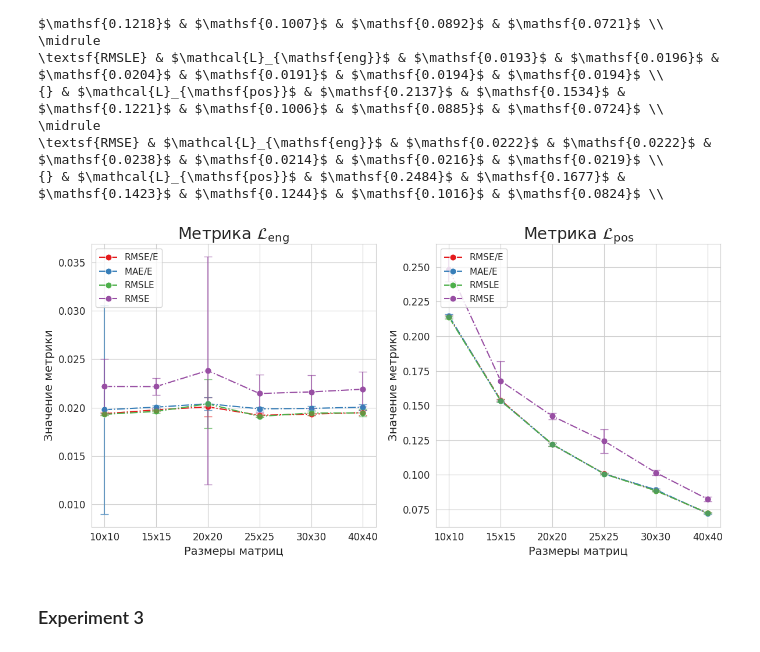
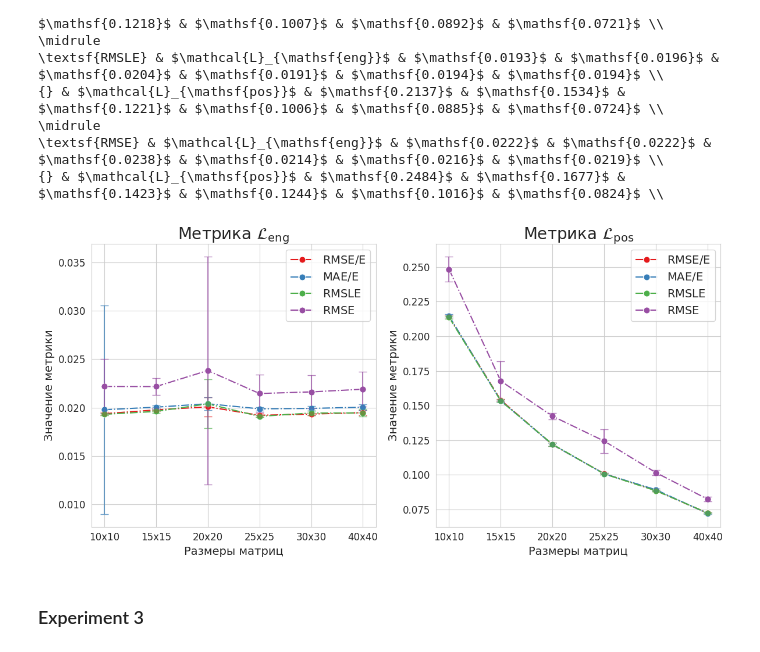
Before and after one commit to dxtvzw/ecal-optimization, a Jupyter notebook: report/data/collect_data.ipynb, the cells around one changed output. Cells and saved outputs as stored; diff of their text form; code cells hidden in the pictures.

```diff
--- a/report/data/collect_data.ipynb
+++ b/report/data/collect_data.ipynb
@@ -233,10 +233,10 @@ for ax, (metric, latex_metric) in zip(axes, metrics.items()):
     ax.set_title(f"Метрика {latex_metric}", fontsize=24)
     ax.set_xlabel('Размеры матриц', fontsize=16)
     ax.set_ylabel('Значение метрики', fontsize=16)
-    ax.legend(fontsize=12, loc='upper left')
+    ax.legend(fontsize=18, loc='upper right')
     ax.tick_params(axis='both', which='major', labelsize=14)
 
 plt.tight_layout()
-plt.savefig('../graphics/models_comp')
+plt.savefig('../graphics/models_comp_right')
 plt.show()
 # %% [output]
@@ -365,36 +365,36 @@ for ax, (metric, latex_metric) in zip(axes, metrics.items()):
         sns.lineplot(
             x=sorted_shapes,
             y=[np.median(x) for x in sorted_metrics],
             ax=ax,
             color=palette[i],
             label=name,
             marker='o',
             markersize=8,
             linestyle='-.',
             linewidth=1.5,
         )
 
         ax.errorbar(
             x=shapes,
             y=[np.median(x) for x in sorted_metrics],
             yerr=[np.std(x) for x in sorted_metrics],
             fmt='o',
             color=palette[i],
             capsize=5,
             alpha=0.7
         )
 
     ax.set_title(f"Метрика {latex_metric}", fontsize=20)
     ax.set_xlabel('Размеры матриц', fontsize=14)
     ax.set_ylabel('Значение метрики', fontsize=14)
-    ax.legend(fontsize=11, loc='upper left')
+    ax.legend(fontsize=14, loc='upper right')
     ax.tick_params(axis='both', which='major', labelsize=12)
 
 plt.tight_layout()
-plt.savefig('../graphics/loss_comp')
+plt.savefig('../graphics/loss_comp_right')
 plt.show()
 # %% [output]
-[figure, old version]
+[figure, new version]
 # %% [markdown]
 ### Experiment 3
 # %%
```
Also changed, not shown: parts of 1 cell of this notebook, 4 other files.
